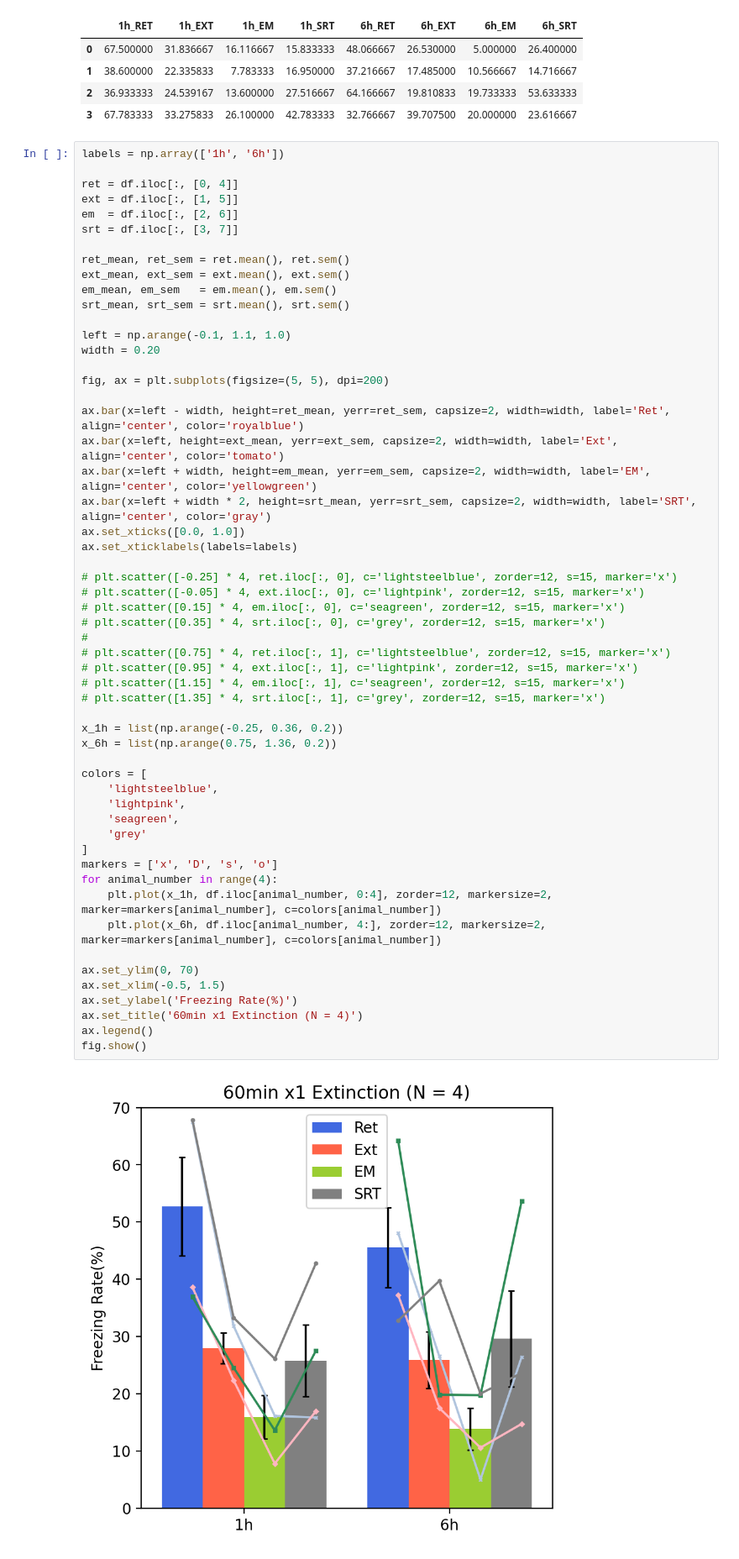
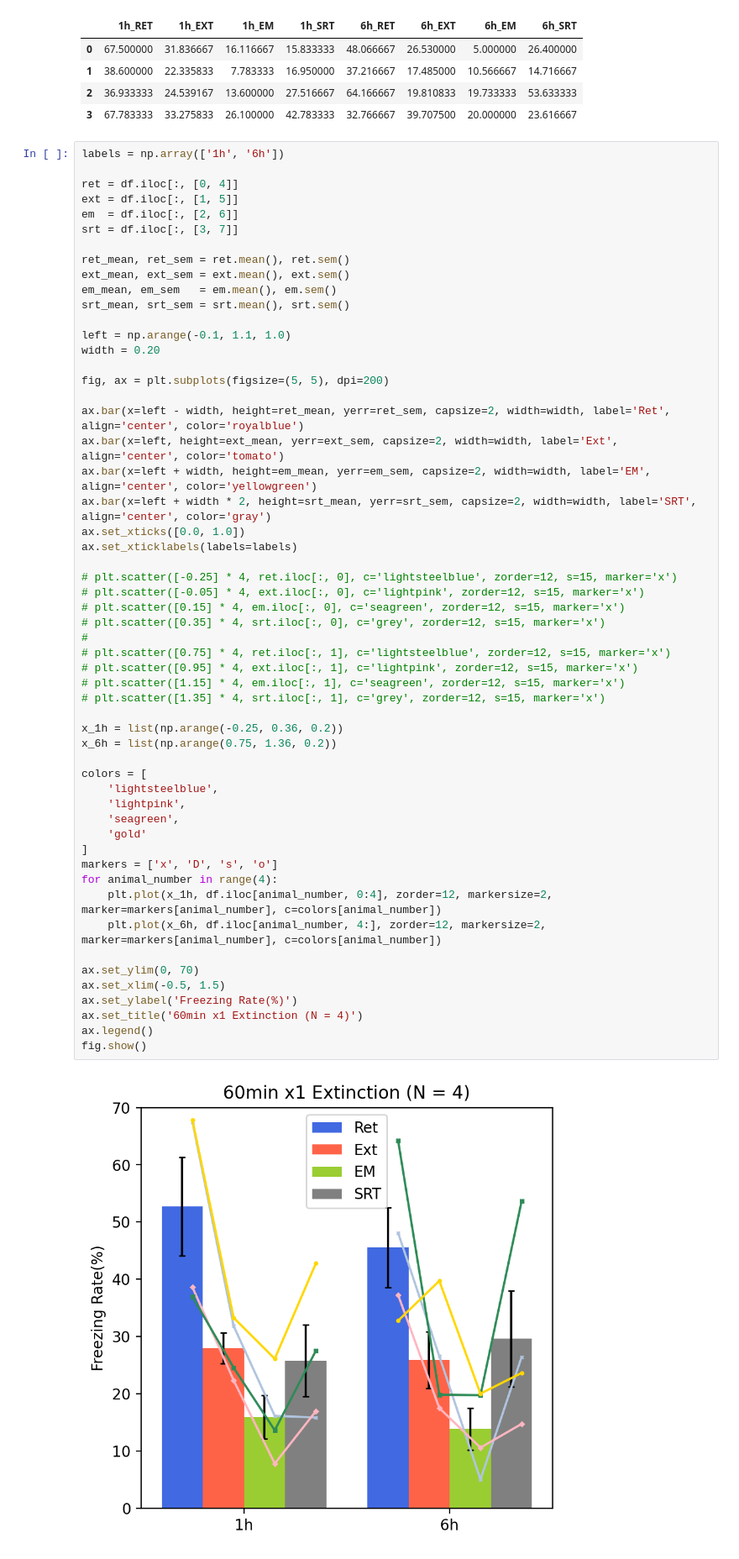
Before and after one commit to m11o/lablib-notebook, a Jupyter notebook: notebooks/fluorine/view_freezing_rate_for_60min.ipynb, the cells around one changed output. Shown: that part at 84% size. Saved outputs shown, nothing was run; the diff lists cells and outputs as text.

```diff
--- a/notebooks/fluorine/view_freezing_rate_for_60min.ipynb
+++ b/notebooks/fluorine/view_freezing_rate_for_60min.ipynb
@@ -39,32 +39,32 @@ ax.set_xticklabels(labels=labels)
 # plt.scatter([-0.25] * 4, ret.iloc[:, 0], c='lightsteelblue', zorder=12, s=15, marker='x')
 # plt.scatter([-0.05] * 4, ext.iloc[:, 0], c='lightpink', zorder=12, s=15, marker='x')
 # plt.scatter([0.15] * 4, em.iloc[:, 0], c='seagreen', zorder=12, s=15, marker='x')
 # plt.scatter([0.35] * 4, srt.iloc[:, 0], c='grey', zorder=12, s=15, marker='x')
 #
 # plt.scatter([0.75] * 4, ret.iloc[:, 1], c='lightsteelblue', zorder=12, s=15, marker='x')
 # plt.scatter([0.95] * 4, ext.iloc[:, 1], c='lightpink', zorder=12, s=15, marker='x')
 # plt.scatter([1.15] * 4, em.iloc[:, 1], c='seagreen', zorder=12, s=15, marker='x')
 # plt.scatter([1.35] * 4, srt.iloc[:, 1], c='grey', zorder=12, s=15, marker='x')
 
 x_1h = list(np.arange(-0.25, 0.36, 0.2))
 x_6h = list(np.arange(0.75, 1.36, 0.2))
 
 colors = [
     'lightsteelblue',
     'lightpink',
     'seagreen',
-    'grey'
+    'gold'
 ]
 markers = ['x', 'D', 's', 'o']
 for animal_number in range(4):
     plt.plot(x_1h, df.iloc[animal_number, 0:4], zorder=12, markersize=2, marker=markers[animal_number], c=colors[animal_number])
     plt.plot(x_6h, df.iloc[animal_number, 4:], zorder=12, markersize=2, marker=markers[animal_number], c=colors[animal_number])
 
 ax.set_ylim(0, 70)
 ax.set_xlim(-0.5, 1.5)
 ax.set_ylabel('Freezing Rate(%)')
 ax.set_title('60min x1 Extinction (N = 4)')
 ax.legend()
 fig.show()
 # %% [output]
-[figure, old version]
+[figure, new version]
```
Also changed, not shown: 2 other files.
